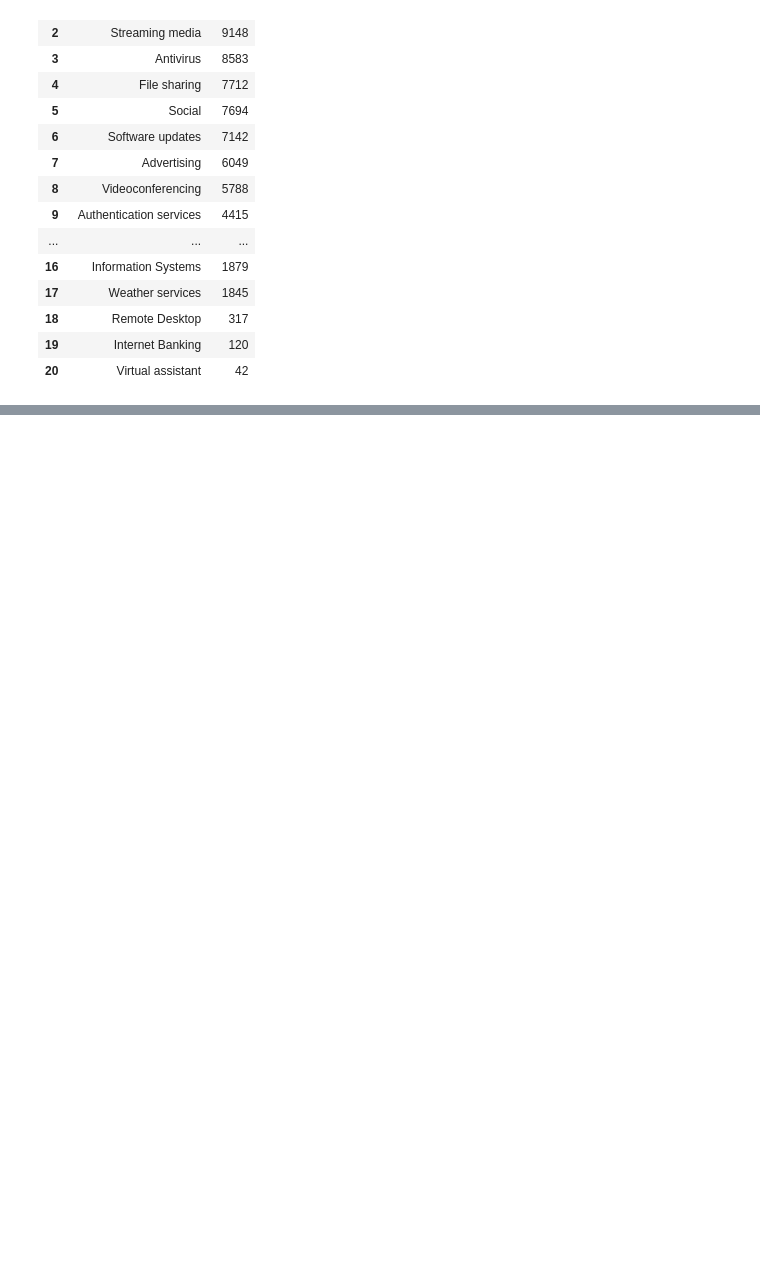
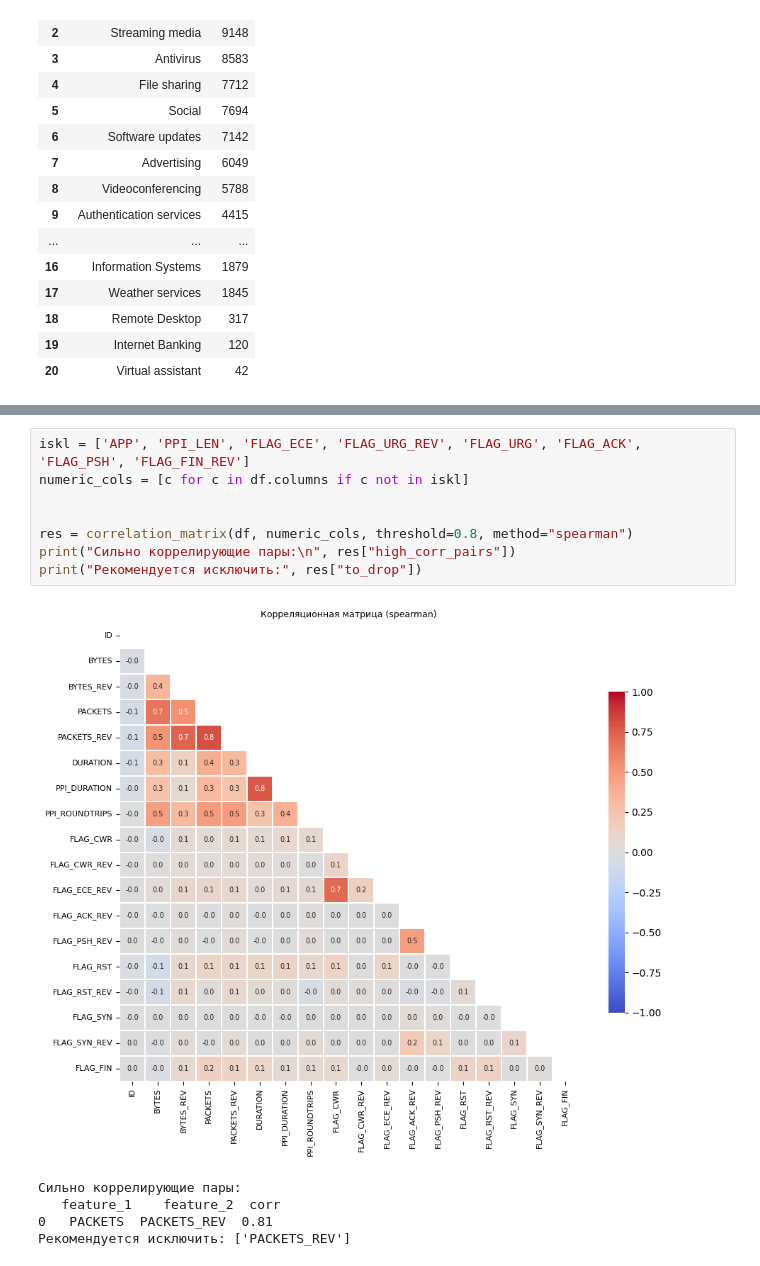
Before and after one commit to MinyaevAndrey/cesnet-tcexamples, a Jupyter notebook: notebooks/example_evaluation.ipynb, the cells around one changed output, grey strips where cells are left out. Cells and saved outputs as stored; diff of their text form; blank space fills up the shorter version.

```diff
--- a/notebooks/example_evaluation.ipynb
+++ b/notebooks/example_evaluation.ipynb
@@ -1215,0 +1331,14 @@ df.CATEGORY.value_counts().reset_index()
+# %%
+iskl = ['APP', 'PPI_LEN', 'FLAG_ECE', 'FLAG_URG_REV', 'FLAG_URG', 'FLAG_ACK', 'FLAG_PSH', 'FLAG_FIN_REV']
+numeric_cols = [c for c in df.columns if c not in iskl]
+
+
+res = correlation_matrix(df, numeric_cols, threshold=0.8, method="spearman")
+print("Сильно коррелирующие пары:\n", res["high_corr_pairs"])
+print("Рекомендуется исключить:", res["to_drop"])
+# %% [output]
+[figure, added]
+Сильно коррелирующие пары:
+   feature_1    feature_2  corr
+0   PACKETS  PACKETS_REV  0.81
+Рекомендуется исключить: ['PACKETS_REV']
```
Also changed, not shown: parts of 7 cells of this notebook.
